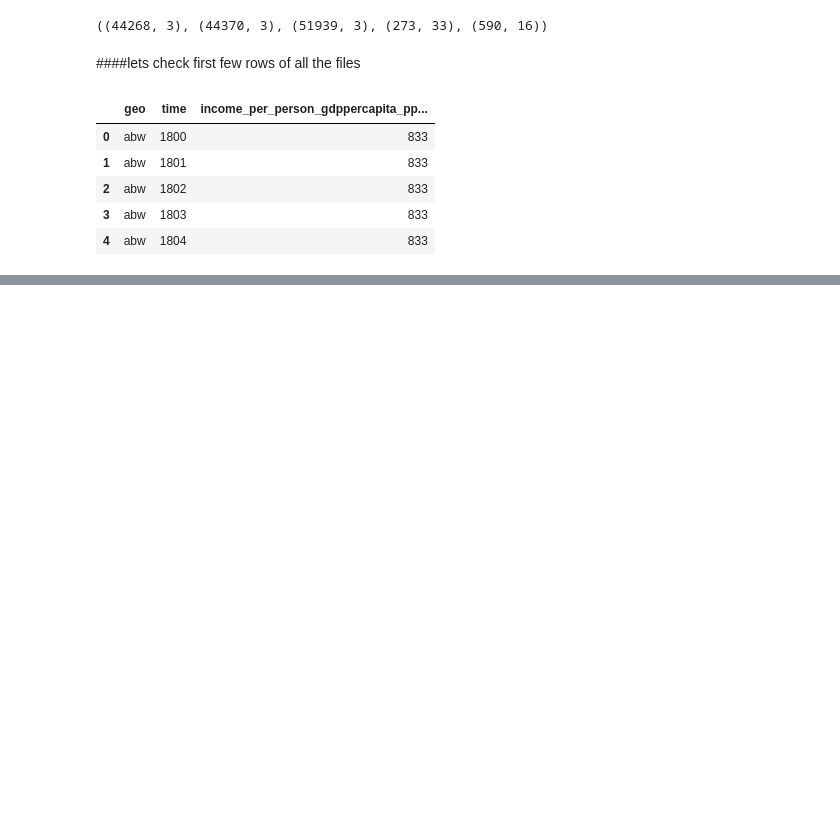
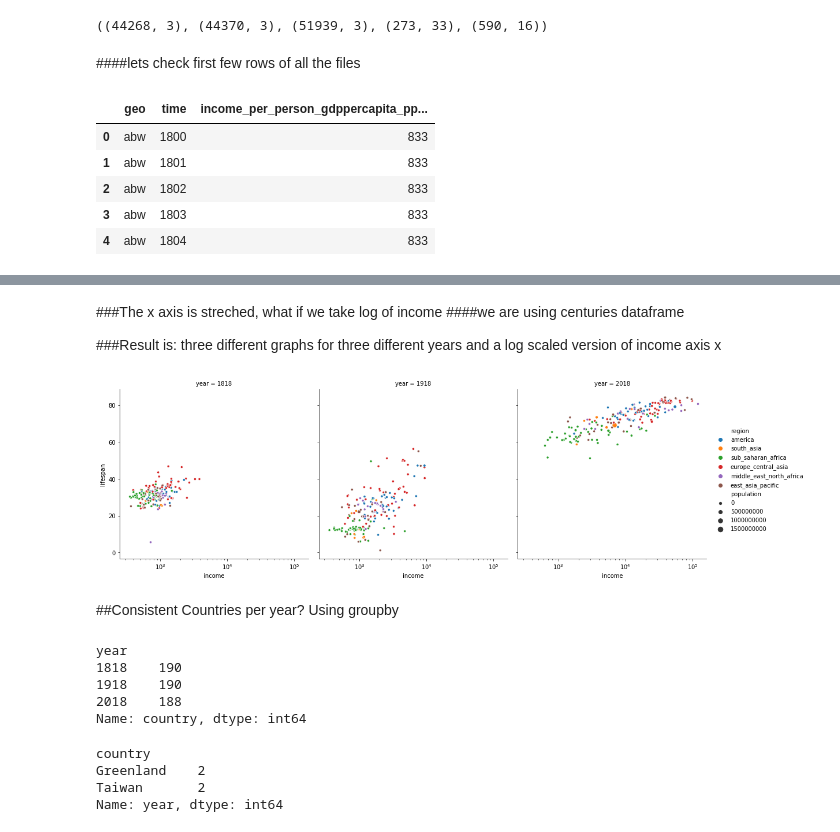
Before and after one commit to bloominstituteoftechnology/DS-Sprint-02-Storytelling-With-Data, a Jupyter notebook: week2_4_LS_DS_124_Sequence_your_narrative.ipynb, the cells around one changed output, grey strips where cells are left out. Cells and saved outputs as stored; diff of their text form; code cells hidden in the pictures; blank space fills up the shorter version.

```diff
--- a/week2_4_LS_DS_124_Sequence_your_narrative.ipynb
+++ b/week2_4_LS_DS_124_Sequence_your_narrative.ipynb
@@ -133,0 +520,32 @@ income.head()
+# %% [markdown]
+###The x axis is streched, what if we take log of income
+####we are using centuries dataframe
+
+###Result is: three different graphs for three different years and a log scaled version of income axis x
+# %%
+sns.relplot(x='income', y='lifespan', hue='region', size='population',
+            col='year', data=centuries)
+
+plt.xscale('log');
+# %% [output]
+[figure, added]
+# %% [markdown]
+##Consistent Countries per year?
+Using groupby
+# %%
+centuries.groupby('year').country.count()
+# %% [output]
+year
+1818    190
+1918    190
+2018    188
+Name: country, dtype: int64
+# %%
+#countries who appeared for less than the three years we mentioned, 1818, 1918, 2018
+years_per_country = centuries.groupby('country').year.count()
+years_per_country[years_per_country<3]
+# %% [output]
+country
+Greenland    2
+Taiwan       2
+Name: year, dtype: int64
```
Also changed, not shown: parts of 61 cells of this notebook.
